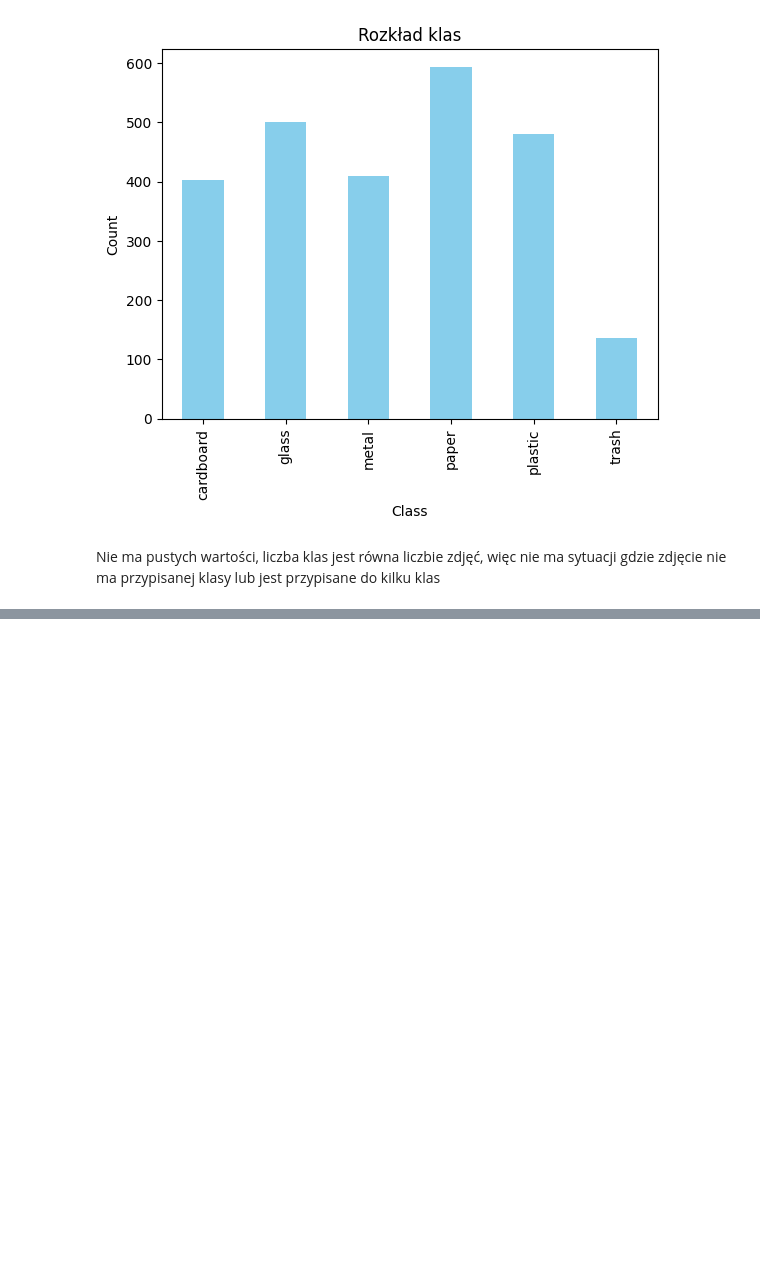
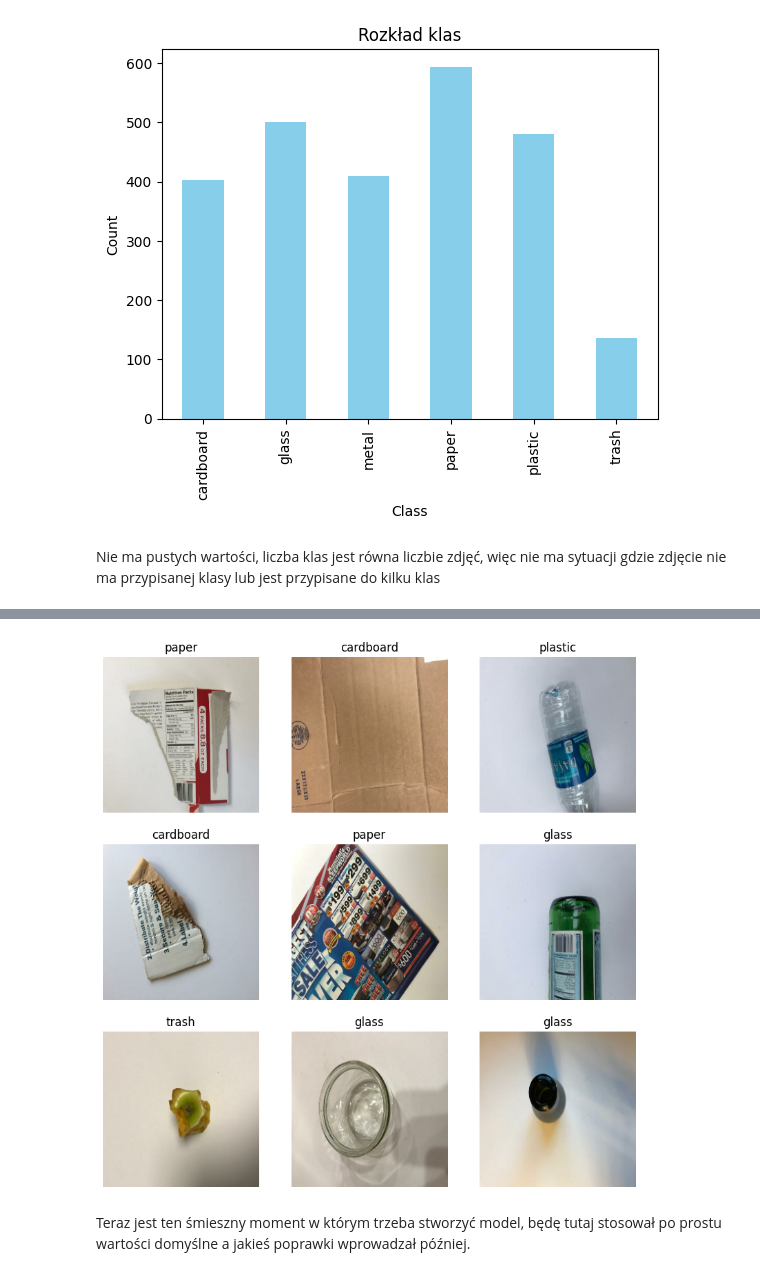
Before and after one commit to xDDreki/projekt_smieci, a Jupyter notebook: model.ipynb, the cells around one changed output, grey strips where cells are left out. Cells and saved outputs as stored; diff of their text form; code cells hidden in the pictures; blank space fills up the shorter version.

```diff
--- a/model.ipynb
+++ b/model.ipynb
@@ -75,0 +61,18 @@ from tensorflow.keras import layers, models
+# %%
+dataset = tf.data.Dataset.from_tensor_slices((file_names, labels))
+
+def load_image(file_name, label):
+    image = tf.io.read_file('./train/' + file_name) # tutaj jest nasze wczytywanie obrazu z pliku
+    image = tf.image.decode_jpeg(image, channels=3) # tutaj jest nasze dekodowanie obrazu JPEG do formatu RGB
+    image = tf.image.resize(image, [224, 224]) # tutaj jest nasze skalowanie do rozmiaru 224x224
+    image = image / 255.0 # tutaj jest nasze unormowanie do zakresu [0, 1]
+    return image, label
+
+dataset = dataset.map(load_image)
+
+train_dataset, other_dataset = tf.keras.utils.split_dataset(dataset, 0.7, seed=42)
+val_dataset, test_dataset = tf.keras.utils.split_dataset(other_dataset, 0.5, seed=42)
+
+train_dataset = train_dataset.shuffle(buffer_size=1000).batch(32).prefetch(tf.data.AUTOTUNE)
+val_dataset = val_dataset.batch(32).prefetch(tf.data.AUTOTUNE)
+test_dataset = test_dataset.batch(32).prefetch(tf.data.AUTOTUNE)
@@ -75,0 +83,17 @@ from tensorflow.keras import layers, models
+# %%
+def show(dataset):
+    for images, labels in dataset.take(1):
+        plt.figure(figsize=(10, 10))
+        for i in range(9):
+            ax = plt.subplot(3, 3, i + 1)
+            plt.imshow(images[i].numpy())
+            class_list = [class_names[j] for j in range(len(class_names)) if labels[i][j] == 1]
+            plt.title(', '.join(class_list))
+            plt.axis("off")
+    plt.show()
+
+show(train_dataset)
+# %% [output]
+[figure, added]
+# %% [markdown]
+Teraz jest ten śmieszny moment w którym trzeba stworzyć model, będę tutaj stosował po prostu wartości domyślne a jakieś poprawki wprowadzał później.
```
Also changed, not shown: parts of 5 cells of this notebook.
